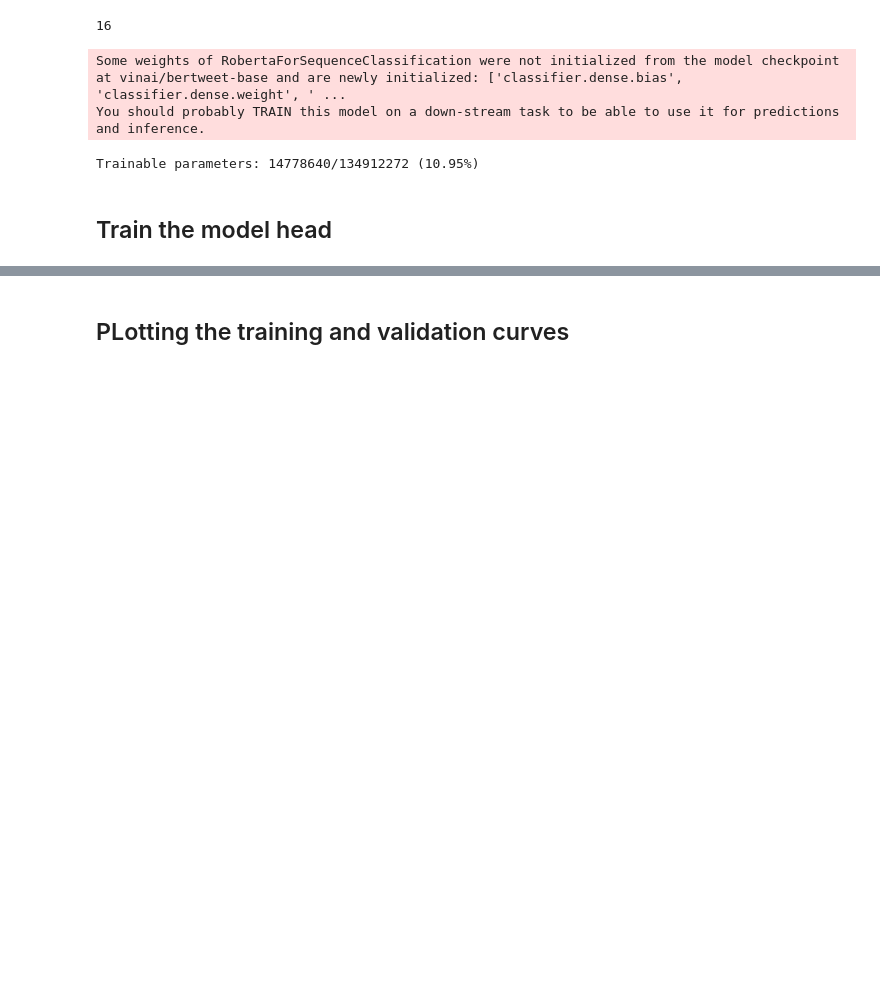
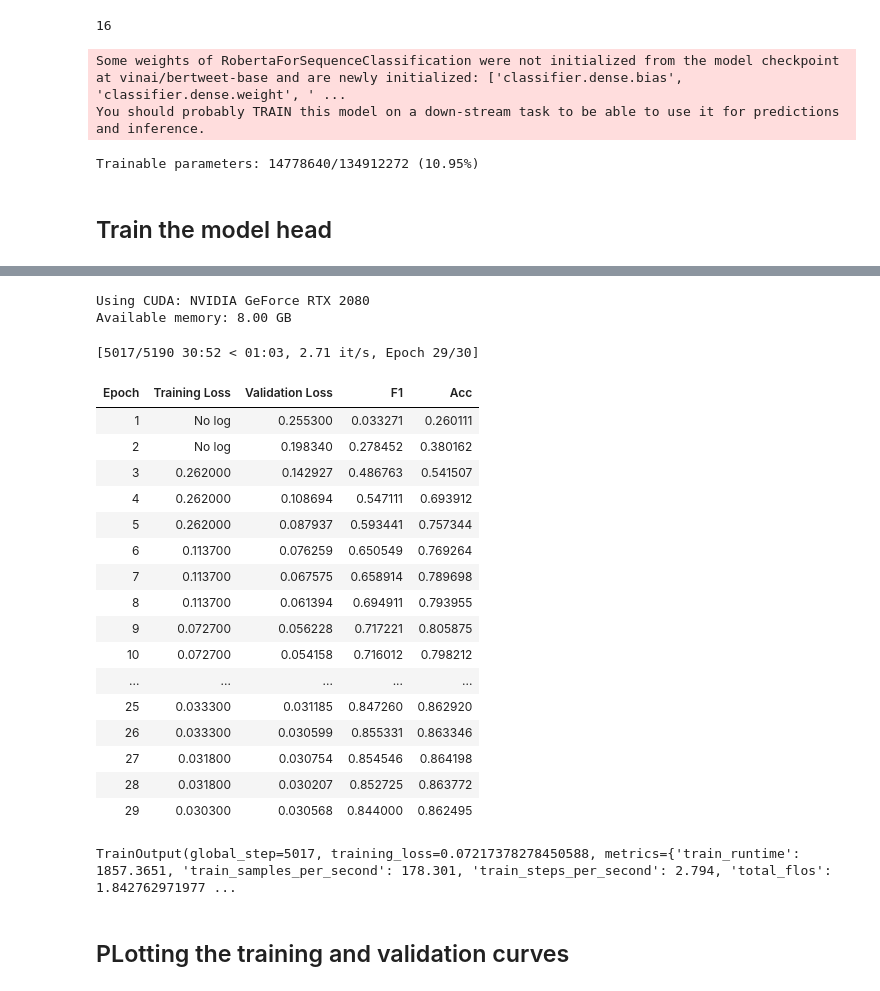
Before and after one commit to CarlKW/AI-financial-sentiment-prediction, a Jupyter notebook: 04_model.ipynb, the cells around one changed output, grey strips where cells are left out. Cells and saved outputs as stored; diff of their text form; code cells hidden in the pictures; blank space fills up the shorter version.

Commit message:
fix bugs, train classifier model, clean up files

```diff
--- a/04_model.ipynb
+++ b/04_model.ipynb
@@ -126,8 +126,8 @@ class TweetDataset(Dataset):
         return encoding
 
 tokenizer = AutoTokenizer.from_pretrained('vinai/bertweet-base')
-max_len = max(len(tokenizer.encode(tweet)) for tweet in X_train)
-max_len = int(np.percentile(max_len, 95))
+lengths = [len(tokenizer.encode(tweet)) for tweet in X_train]  # ← Returns a LIST of numbers
+max_len = int(np.percentile(lengths, 95))
 
 train_dataset = TweetDataset(X_train, y_train, tokenizer, max_len)
 val_dataset = TweetDataset(X_val, y_val, tokenizer, max_len)
@@ -139,6 +137,7 @@ It looks like there is not much data, but in reality what this means is that eac
 # %%
 nr_labels = len(unique_tickers)
 print(nr_labels)
+
 
 ## Experiment with hyperparameter tuning with Optuna wrapper later on??
 
@@ -170,7 +169,7 @@ training_args = TrainingArguments(
         eval_strategy = "epoch",
         save_strategy = "epoch",
         learning_rate=2e-5,
-        per_device_train_batch_size=128,  # the huggingface trainer API handles the dataloaders for us, we just specify the batch size
+        per_device_train_batch_size=64,  # the huggingface trainer API handles the dataloaders for us, we just specify the batch size
         per_device_eval_batch_size=64,
         num_train_epochs=30,
         weight_decay=0.01,
@@ -199,7 +198,8 @@ trainer = Trainer(
     train_dataset = train_dataset,
     eval_dataset = val_dataset,
     tokenizer = tokenizer,
-    compute_metrics = compute_metrics
+    compute_metrics = compute_metrics,
+    callbacks = [EarlyStoppingCallback(early_stopping_patience=3)]
 )
 # %% [output]
 16
@@ -221,3 +217,35 @@ KeyboardInterrupt:
+# %%
+device = torch.device('cuda' if torch.cuda.is_available() else 'cpu')
+torch.cuda.empty_cache()
+if torch.cuda.is_available():
+    torch.cuda.reset_peak_memory_stats()
+    print(f"Using CUDA: {torch.cuda.get_device_name(0)}")
+    print(f"Available memory: {torch.cuda.get_device_properties(0).total_memory / 1024**3:.2f} GB")
+
+model.to(device)
+trainer.train()
+# %% [output]
+Using CUDA: NVIDIA GeForce RTX 2080
+Available memory: 8.00 GB
+[5017/5190 30:52 < 01:03, 2.71 it/s, Epoch 29/30]
+| Epoch | Training Loss | Validation Loss | F1 | Acc |
+| 1 | No log | 0.255300 | 0.033271 | 0.260111 |
+| 2 | No log | 0.198340 | 0.278452 | 0.380162 |
+| 3 | 0.262000 | 0.142927 | 0.486763 | 0.541507 |
+| 4 | 0.262000 | 0.108694 | 0.547111 | 0.693912 |
+| 5 | 0.262000 | 0.087937 | 0.593441 | 0.757344 |
+| 6 | 0.113700 | 0.076259 | 0.650549 | 0.769264 |
+| 7 | 0.113700 | 0.067575 | 0.658914 | 0.789698 |
+| 8 | 0.113700 | 0.061394 | 0.694911 | 0.793955 |
+| 9 | 0.072700 | 0.056228 | 0.717221 | 0.805875 |
+| 10 | 0.072700 | 0.054158 | 0.716012 | 0.798212 |
+| ... | ... | ... | ... | ... |
+| 25 | 0.033300 | 0.031185 | 0.847260 | 0.862920 |
+| 26 | 0.033300 | 0.030599 | 0.855331 | 0.863346 |
+| 27 | 0.031800 | 0.030754 | 0.854546 | 0.864198 |
+| 28 | 0.031800 | 0.030207 | 0.852725 | 0.863772 |
+| 29 | 0.030300 | 0.030568 | 0.844000 | 0.862495 |
+TrainOutput(global_step=5017, training_loss=0.07217378278450588, metrics={'train_runtime': 1857.3651, 'train_samples_per_second': 178.301, 'train_steps_per_second': 2.794, 'total_flos': 1.842762971977 ...
 # %% [markdown]
 ## PLotting the training and validation curves
 # %%
```
Also changed, not shown: parts of 10 cells of this notebook, 9 other files.
